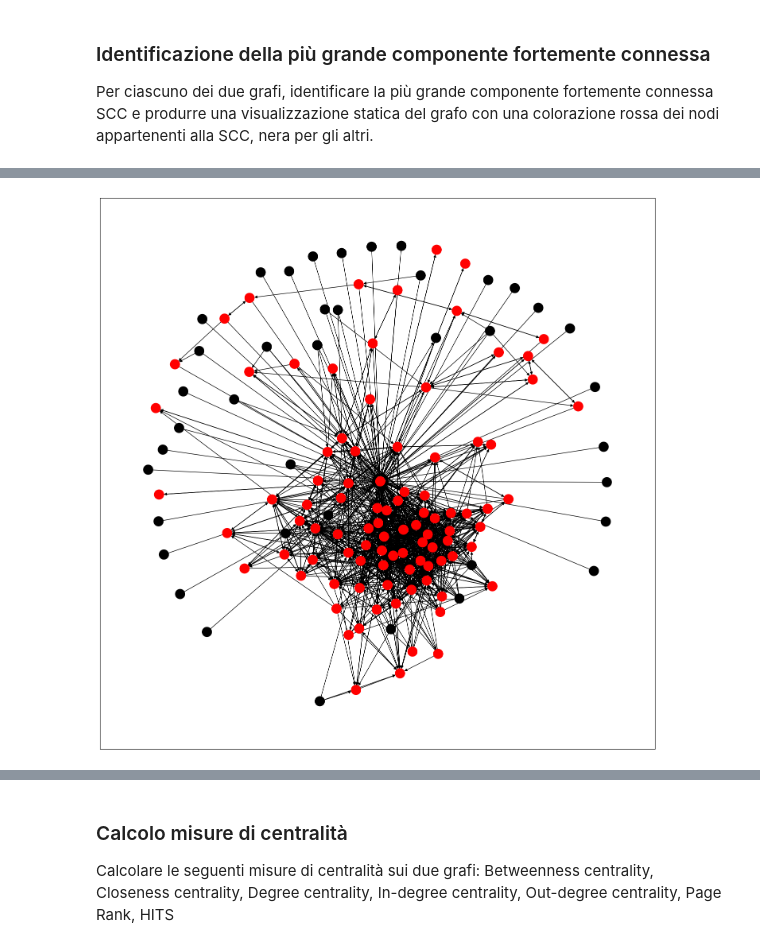
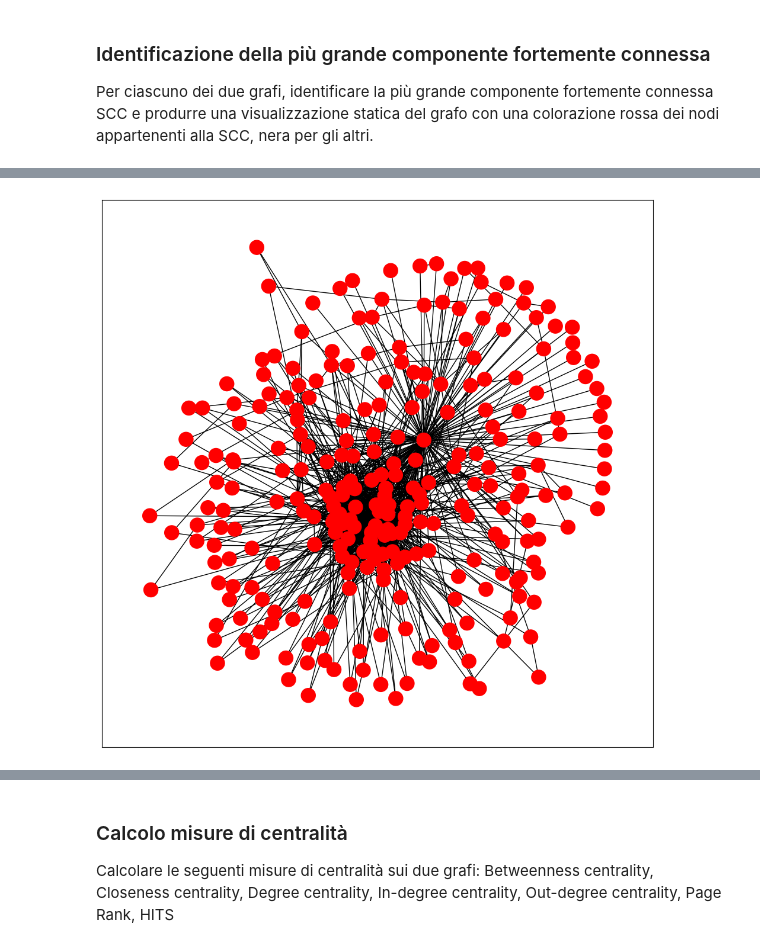
Before and after one commit to TheCancia22/Social-Computing-Project-1-2, a Jupyter notebook: progetto.ipynb, the cells around one changed output, grey strips where cells are left out. Drawn from its saved outputs; the diff is of its cells as text; code cells hidden in the pictures.

```diff
--- a/progetto.ipynb
+++ b/progetto.ipynb
@@ -357,4 +365,4 @@ Generazione del secondo grafo secondo gli step:
 number_of_nodes = social_graph.number_of_nodes()
 undirected_graph = social_graph.to_undirected()
 # definizione del secondo grafo
-graph_preferential = nx.barabasi_albert_graph(number_of_nodes*2, 2, initial_graph = undirected_graph)
+preferential_graph = nx.barabasi_albert_graph(number_of_nodes*2, 2, initial_graph = undirected_graph)
@@ -364,19 +377,19 @@ graph_preferential = nx.barabasi_albert_graph(number_of_nodes*2, 2, initial_grap
 
 Per il grafo diretto la dimensione dei nodi dipende dal grado in ingresso del nodo
+# %%
+rcParams['figure.figsize'] = 12, 12
 # %%
 in_degree_weight = []
 for node in social_graph.nodes():
-    in_degree_weight.append(social_graph.in_degree[node])
+    in_degree_weight.append(social_graph.in_degree(node))
 
 
-rcParams['figure.figsize'] = 10, 10
 nx.draw_networkx(
     social_graph,
     pos=nx.spring_layout(social_graph),
     node_color='#A0CBE2',
-    width=2,
-    edge_cmap=plt.cm.Blues,
-    with_labels=True,
+    edge_color=(0,0,0,0.4),
+    with_labels=False,
     node_size = in_degree_weight
 )
 plt.savefig(out_folder+"/social_graph.pdf")
@@ -387,20 +400,19 @@ plt.show()
 Per il grafo indiretto la dimensione dipende dal grado del nodo
 # %%
 in_degree_weight = []
-for node in graph_preferential.nodes():
-    in_degree_weight.append(graph_preferential.degree[node])
+for node in preferential_graph.nodes():
+    in_degree_weight.append(preferential_graph.degree(node))
 
 
-rcParams['figure.figsize'] = 10, 10
+#rcParams['figure.figsize'] = 12, 12
 nx.draw_networkx(
-    graph_preferential,
-    pos=nx.spring_layout(graph_preferential),
+    preferential_graph,
+    pos=nx.spring_layout(preferential_graph),
     node_color='#A0CBE2',
-    width=2,
-    edge_cmap=plt.cm.Blues,
-    with_labels=True,
+    edge_color = (0,0,0,0.4),
+    with_labels=False,
     node_size = in_degree_weight
 )
-plt.savefig("social_graph.pdf")
+plt.savefig(out_folder+"/preferential_graph.pdf")
 plt.show()
 # %% [output]
@@ -413,21 +450,19 @@ rossa dei nodi appartenenti alla SCC, nera per gli altri.
 # %%
 #identifico la SCC più grande
-largest = max(nx.strongly_connected_components(social_graph), key=len)
+largest = max(nx.connected_components(preferential_graph), key=len)
 
 #specifico una color map, per mappare il colore di ogni nodo come specificato nel testo
 color_map=[]
-for node in social_graph:
+for node in preferential_graph:
     if node in largest:
         #se il nodo fa parte della SCC più grande lo coloro di rosso
         color_map.append('red')
     else:
-        #senno di nero
+        #se no di nero
         color_map.append('black')
 
-#specifico la dimensione della figura, per avere un grafo ben visibile e grande
-plt.figure(figsize=(18,18))
 #funzione per disegnare dove utilizzo la color map creata prima
-nx.draw_networkx(social_graph, node_color = color_map, with_labels = False)
-plt.savefig(out_folder+"/graph_social_SCC.pdf")
+nx.draw_networkx(preferential_graph, node_color = color_map, with_labels = False)
+plt.savefig(out_folder+"/preferential_graph_SCC.pdf")
 # %% [output]
-[figure, old version]
+[figure, new version]
```
Also changed, not shown: parts of 16 cells of this notebook, 7 other files.
